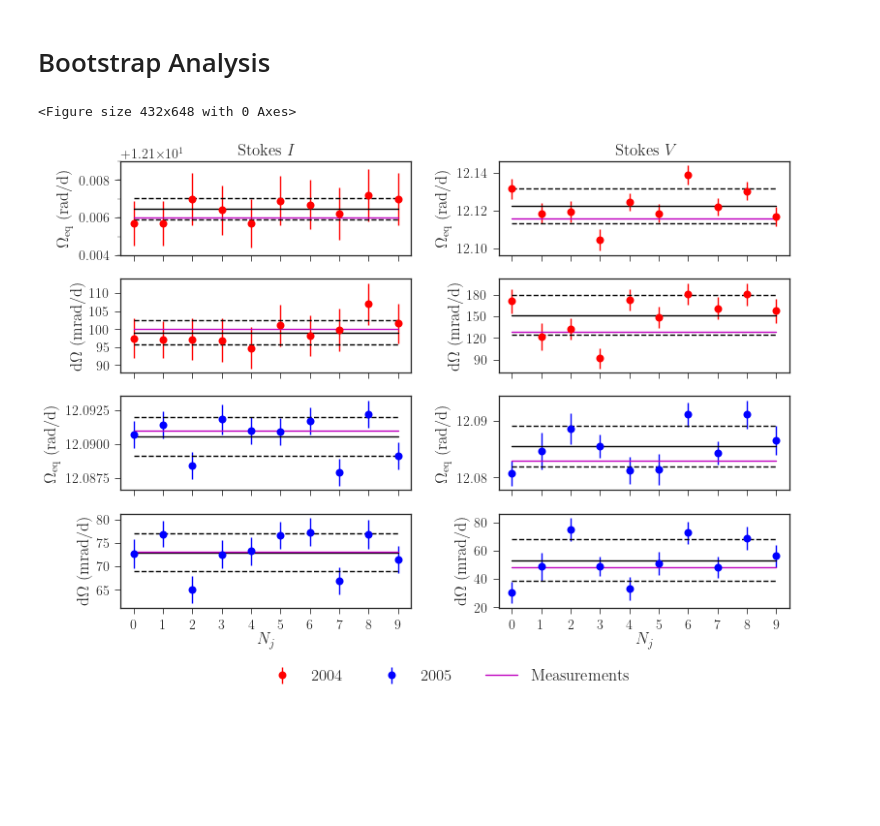
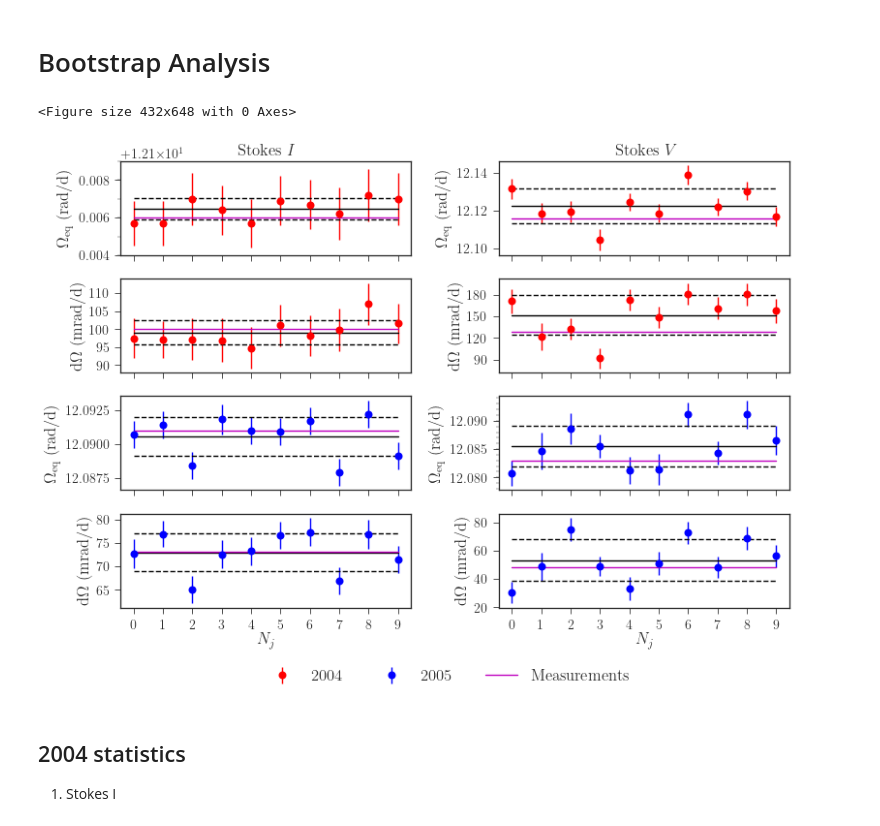
Before and after one commit to bzaire/Reports, a Jupyter notebook: Bootstrap_analysis.ipynb, the cells around one changed output. Drawn from its saved outputs; the diff is of its cells as text; code cells hidden in the pictures; blank space fills up the shorter version.

Commit message:
add statistics info

```diff
--- a/Bootstrap_analysis.ipynb
+++ b/Bootstrap_analysis.ipynb
@@ -85,7 +85,6 @@ grid[2,0].plot(N.arange(oeq05.shape[0]), N.ones(oeq05.shape[0])*(oeq05.mean()-oe
 #grid[2,0].set_ylim((12.100,12.110))
 grid[2,0].plot(N.arange(0,10), N.ones(10)*plotOeq05, 'm')
 grid[2,0].set_ylabel(r'$\Omega_\mathrm{eq}$ (rad/d)')
-#grid[2,0].yaxis.set_minor_locator(MultipleLocator(.001))
 
 
 grid[3,0].errorbar(N.arange(do05.shape[0]), do05*scale, yerr=ddo05*scale,color='b', marker='o', ms=8, ls='')
@@ -122,31 +121,37 @@ grid[2,1].plot(N.arange(oeq05V.shape[0]), N.ones(oeq05V.shape[0])*oeq05V.mean(),
 grid[2,1].plot(N.arange(oeq05V.shape[0]), N.ones(oeq05V.shape[0])*(oeq05V.mean()+oeq05V.std()), 'k--')
 grid[2,1].plot(N.arange(oeq05V.shape[0]), N.ones(oeq05V.shape[0])*(oeq05V.mean()-oeq05V.std()), 'k--')
 grid[2,1].plot(N.arange(0,10), N.ones(10)*plotOeq05V, 'm')
 grid[2,1].set_ylabel(r'$\Omega_\mathrm{eq}$ (rad/d)')
+grid[2,1].yaxis.set_minor_locator(MultipleLocator(.001))
+grid[2,1].yaxis.set_major_locator(MultipleLocator(.005))
+
 
 
 l2 = grid[3,1].errorbar(N.arange(do05V.shape[0]), do05V*scale, yerr=ddo05V*scale,color='b', marker='o', ms=8, ls='')
 grid[3,1].plot(N.arange(do05V.shape[0]), N.ones(do05V.shape[0])*do05V.mean()*scale, 'k')
 grid[3,1].plot(N.arange(do05V.shape[0]), N.ones(do05V.shape[0])*(do05V.mean()+do05V.std())*scale, 'k--')
 grid[3,1].plot(N.arange(do05V.shape[0]), N.ones(do05V.shape[0])*(do05V.mean()-do05V.std())*scale, 'k--')
 l3, = grid[3,1].plot(N.arange(0,10), N.ones(10)*plotdO05V*scale, 'm')
 grid[3,1].set_ylabel(r'$\mathrm{d}\Omega$ (mrad/d)')
 grid[3,1].yaxis.set_major_locator(MultipleLocator(20.))
 grid[3,0].legend((l1, l2, l3), ('2004', '2005', 'Measurements'), ncol=3, bbox_to_anchor=[1.8, -0.5], fontsize='large')
 
 
 
 grid[3,1].set_xlabel(r'$N_{j}$')
 grid[3,0].set_xlabel(r'$N_{j}$')
 
 grid[0,0].xaxis.set_major_locator(MultipleLocator(1.))
 
 
 
 pad = 0.05 # Padding around the edge of the figurea
 xpad, ypad = dx * pad, dy * pad
 fig.subplots_adjust(left=xpad, right=1-xpad, top=1-ypad, bottom=ypad, hspace=0.25, wspace=0.3)
 P.show()
 # %% [output]
 <Figure size 432x648 with 0 Axes>
-[figure, old version]
+[figure, new version]
+# %% [markdown]
+## 2004 statistics
+1. Stokes I
```
Also changed, not shown: parts of 7 cells of this notebook.
